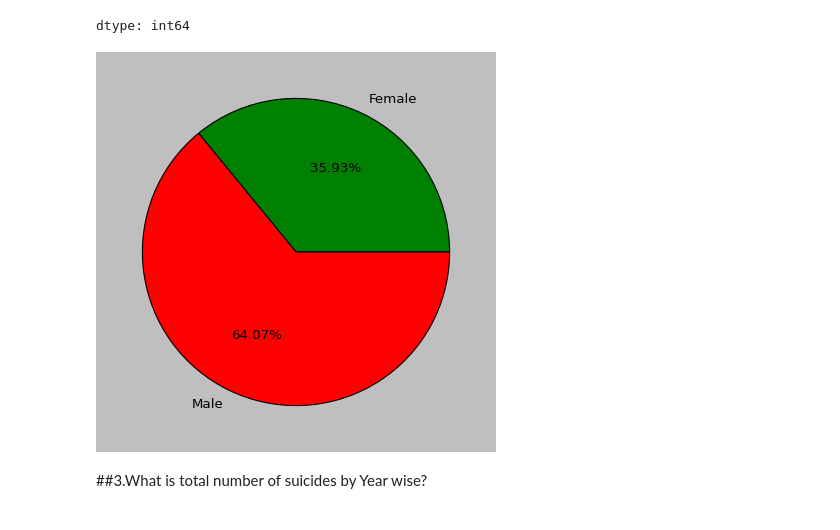
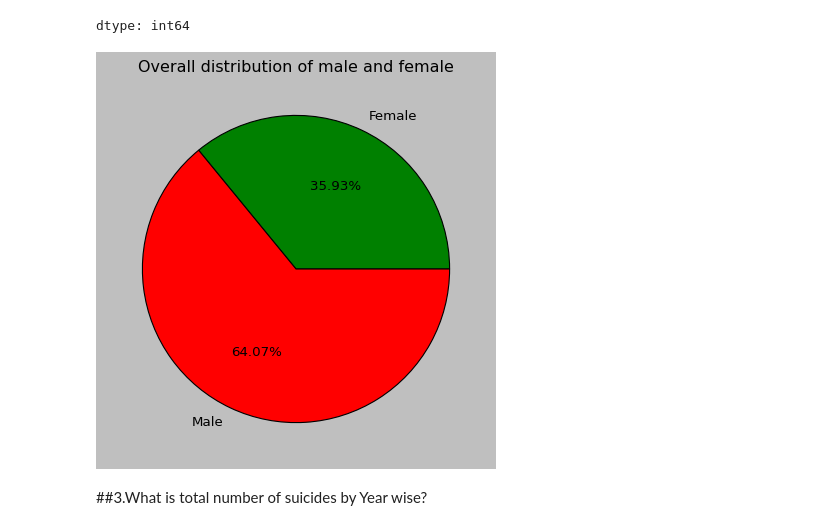
Before and after one commit to nirav-258/suicides-in-india-analysis, a Jupyter notebook: Python Notebooks/suicides_in_india_exploratory_analysis.ipynb, the cells around one changed output. Cells and saved outputs as stored; diff of their text form; code cells hidden in the pictures.

Commit message:
added new charts, update notebooks

```diff
--- a/Python Notebooks/suicides_in_india_exploratory_analysis.ipynb
+++ b/Python Notebooks/suicides_in_india_exploratory_analysis.ipynb
@@ -56,9 +56,11 @@ Female(%):-35.93
 dtype: int64
 # %%
 plt.pie(total_suicides_gender_wise.reset_index()['total'],labels=total_suicides_gender_wise.reset_index()['gender'],autopct='%0.2f%%',colors=['green','red'])
+plt.title('Overall distribution of male and female')
+#plt.savefig("/content/drive/MyDrive/Colab Notebooks/projects/Data analysis/Suicides_in_india/Charts/Overall distribution of male and female",bbox_inches='tight')
 plt.show()
 # %% [output]
-[figure, old version]
+[figure, new version]
 # %% [markdown]
 ##3.What is total number of suicides by Year wise?
 # %%
```
Also changed, not shown: parts of 3 cells of this notebook, 3 other files.
